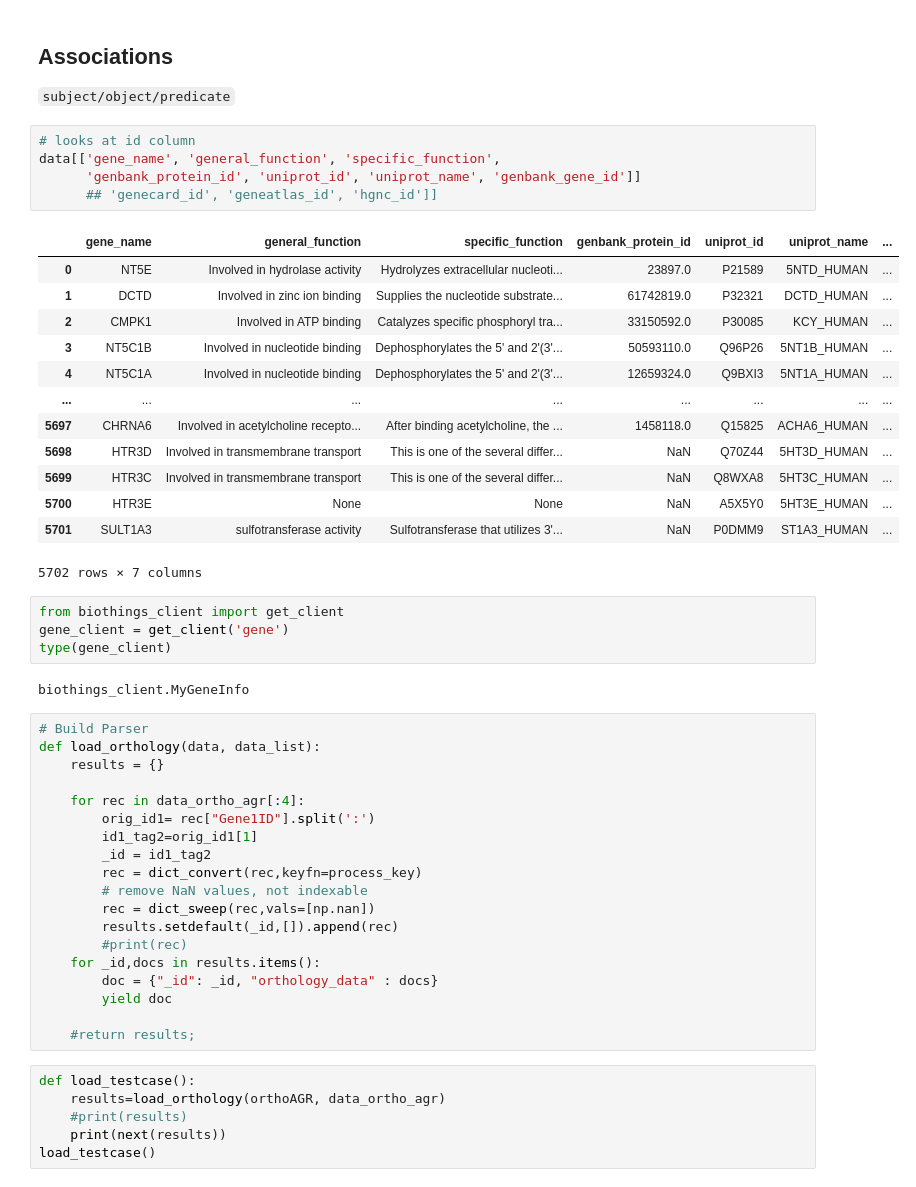
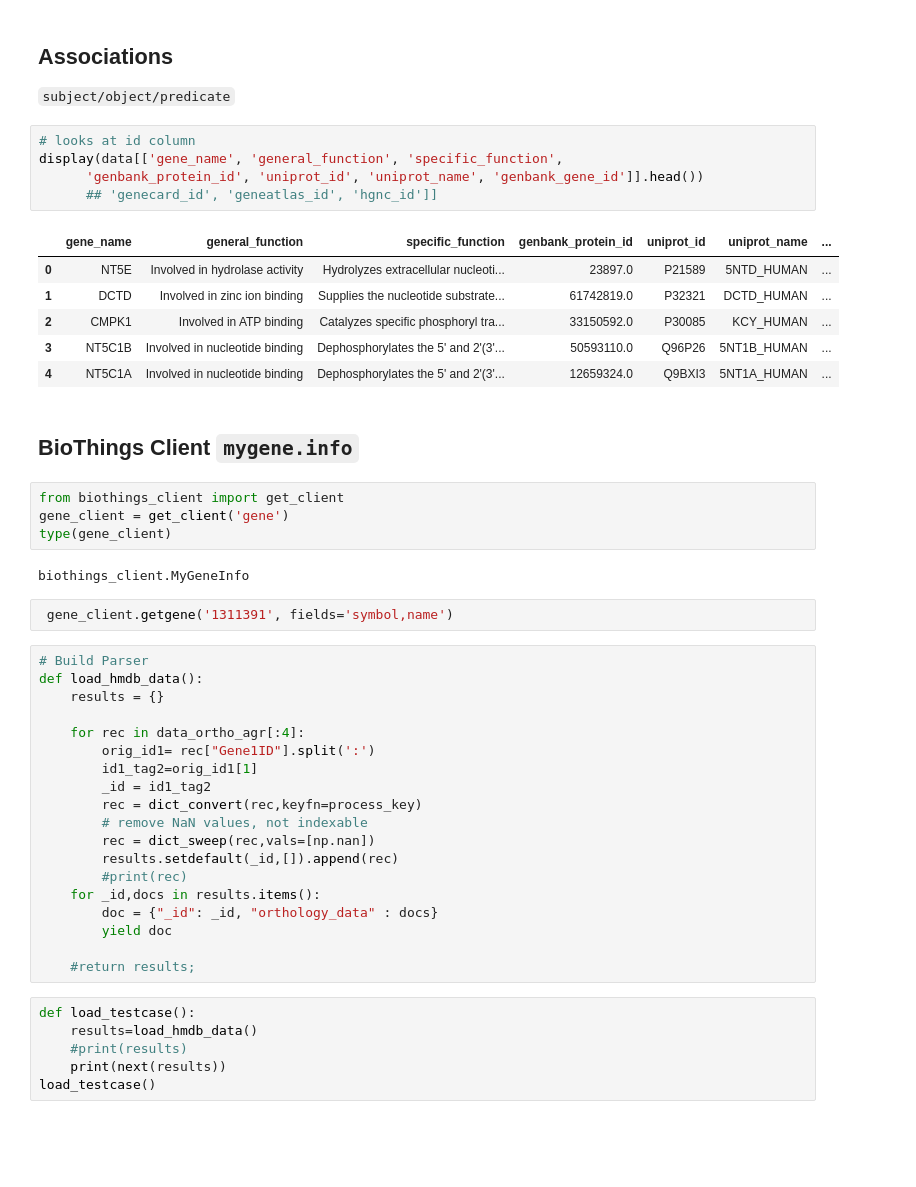
Before and after one commit to NikkiBytes/BioThings_Tutorial, a Jupyter notebook: HMDB_associations.ipynb, the cells around one changed output. Saved outputs shown, nothing was run; the diff lists cells and outputs as text; blank space fills up the shorter version.

```diff
--- a/HMDB_associations.ipynb
+++ b/HMDB_associations.ipynb
@@ -180,32 +208,29 @@ Index(['version', 'creation_date', 'update_date', 'accession', 'protein_type',
 `subject/object/predicate`
 # %%
 # looks at id column
-data[['gene_name', 'general_function', 'specific_function',
-      'genbank_protein_id', 'uniprot_id', 'uniprot_name', 'genbank_gene_id']]
+display(data[['gene_name', 'general_function', 'specific_function',
+      'genbank_protein_id', 'uniprot_id', 'uniprot_name', 'genbank_gene_id']].head())
       ## 'genecard_id', 'geneatlas_id', 'hgnc_id']]
 # %% [output]
 |  | gene_name | general_function | specific_function | genbank_protein_id | uniprot_id | uniprot_name | ... |
 | 0 | NT5E | Involved in hydrolase activity | Hydrolyzes extracellular nucleoti... | 23897.0 | P21589 | 5NTD_HUMAN | ... |
 | 1 | DCTD | Involved in zinc ion binding | Supplies the nucleotide substrate... | 61742819.0 | P32321 | DCTD_HUMAN | ... |
 | 2 | CMPK1 | Involved in ATP binding | Catalyzes specific phosphoryl tra... | 33150592.0 | P30085 | KCY_HUMAN | ... |
 | 3 | NT5C1B | Involved in nucleotide binding | Dephosphorylates the 5' and 2'(3'... | 50593110.0 | Q96P26 | 5NT1B_HUMAN | ... |
 | 4 | NT5C1A | Involved in nucleotide binding | Dephosphorylates the 5' and 2'(3'... | 12659324.0 | Q9BXI3 | 5NT1A_HUMAN | ... |
-| ... | ... | ... | ... | ... | ... | ... | ... |
-| 5697 | CHRNA6 | Involved in acetylcholine recepto... | After binding acetylcholine, the ... | 1458118.0 | Q15825 | ACHA6_HUMAN | ... |
-| 5698 | HTR3D | Involved in transmembrane transport | This is one of the several differ... | NaN | Q70Z44 | 5HT3D_HUMAN | ... |
-| 5699 | HTR3C | Involved in transmembrane transport | This is one of the several differ... | NaN | Q8WXA8 | 5HT3C_HUMAN | ... |
-| 5700 | HTR3E | None | None | NaN | A5X5Y0 | 5HT3E_HUMAN | ... |
-| 5701 | SULT1A3 | sulfotransferase activity | Sulfotransferase that utilizes 3'... | NaN | P0DMM9 | ST1A3_HUMAN | ... |
-5702 rows × 7 columns
+# %% [markdown]
+## BioThings Client `mygene.info`
 # %%
 from biothings_client import get_client
 gene_client = get_client('gene')
 type(gene_client)
 # %% [output]
 biothings_client.MyGeneInfo
+# %%
+ gene_client.getgene('1311391', fields='symbol,name')
 # %%
 # Build Parser
-def load_orthology(data, data_list):
+def load_hmdb_data():
     results = {}
 
     for rec in data_ortho_agr[:4]:
@@ -224,7 +249,7 @@ def load_orthology(data, data_list):
     #return results;
 # %%
 def load_testcase():
-    results=load_orthology(orthoAGR, data_ortho_agr)
+    results=load_hmdb_data()
     #print(results)
     print(next(results))
 load_testcase()
```
Also changed, not shown: parts of 4 cells of this notebook, 3 other files.
